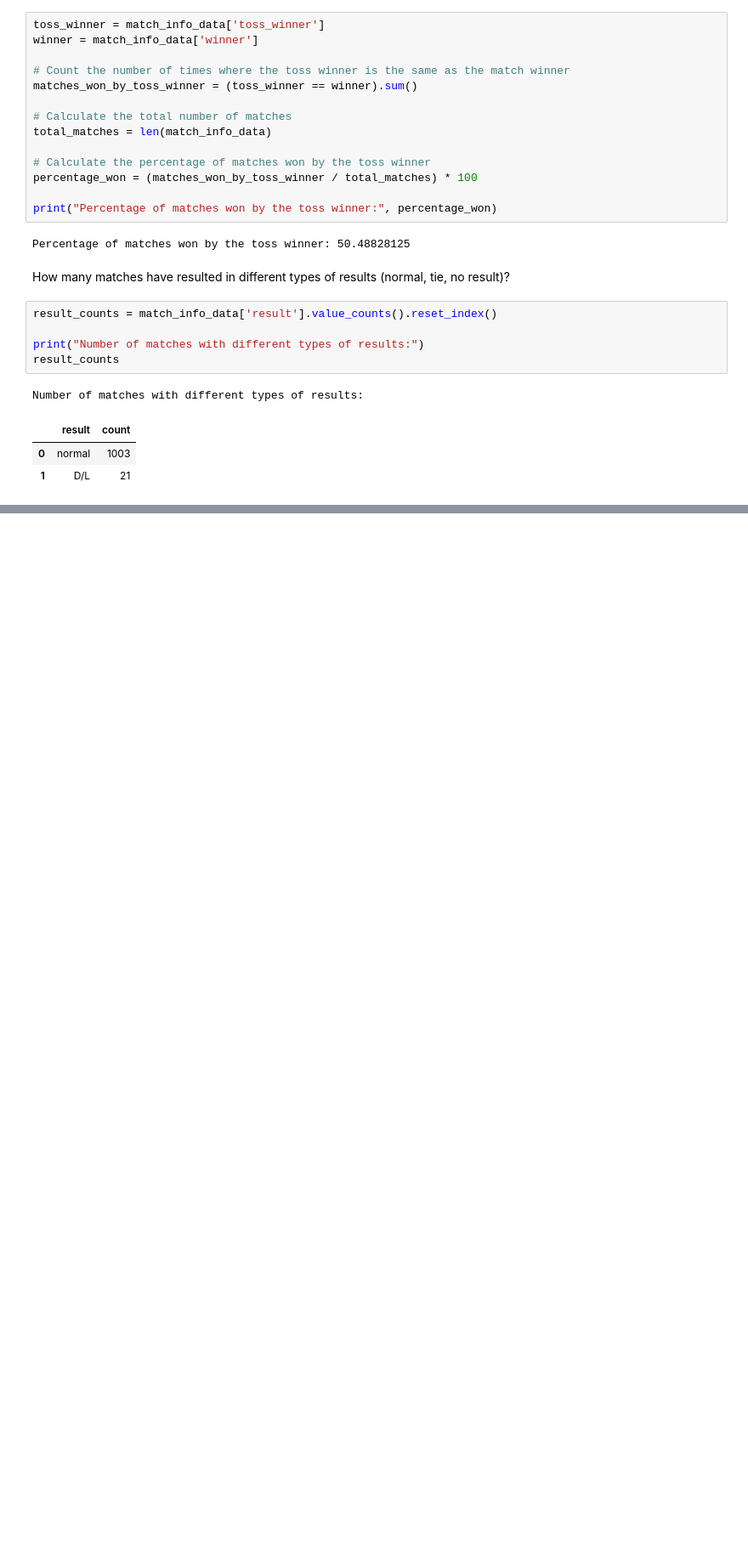
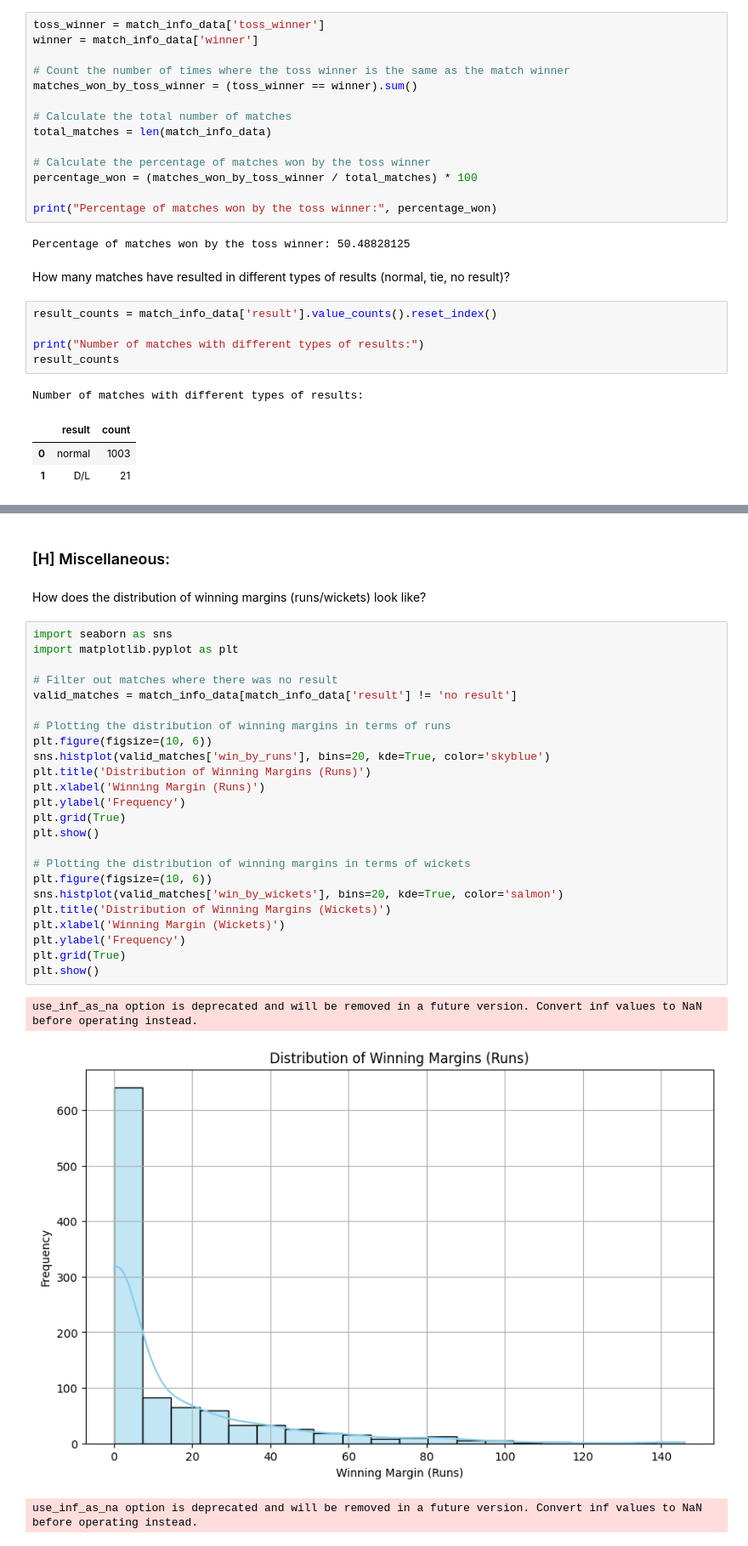
Before and after one commit to rahulbhoyar1995/Kaggle-Data-Analysis-Projects, a Jupyter notebook: ipl-men-cricket-2008-2023-data-analysis.ipynb, the cells around one changed output, grey strips where cells are left out. Shown: that part at 85% size. Cells and saved outputs as stored; diff of their text form; blank space fills up the shorter version.

```diff
--- a/ipl-men-cricket-2008-2023-data-analysis.ipynb
+++ b/ipl-men-cricket-2008-2023-data-analysis.ipynb
@@ -536,0 +677,32 @@ Number of matches with different types of results:
+# %% [markdown]
+### [H] Miscellaneous:
+# %% [markdown]
+How does the distribution of winning margins (runs/wickets) look like?
+# %%
+import seaborn as sns
+import matplotlib.pyplot as plt
+
+# Filter out matches where there was no result
+valid_matches = match_info_data[match_info_data['result'] != 'no result']
+
+# Plotting the distribution of winning margins in terms of runs
+plt.figure(figsize=(10, 6))
+sns.histplot(valid_matches['win_by_runs'], bins=20, kde=True, color='skyblue')
+plt.title('Distribution of Winning Margins (Runs)')
+plt.xlabel('Winning Margin (Runs)')
+plt.ylabel('Frequency')
+plt.grid(True)
+plt.show()
+
+# Plotting the distribution of winning margins in terms of wickets
+plt.figure(figsize=(10, 6))
+sns.histplot(valid_matches['win_by_wickets'], bins=20, kde=True, color='salmon')
+plt.title('Distribution of Winning Margins (Wickets)')
+plt.xlabel('Winning Margin (Wickets)')
+plt.ylabel('Frequency')
+plt.grid(True)
+plt.show()
+# %% [output]
+use_inf_as_na option is deprecated and will be removed in a future version. Convert inf values to NaN before operating instead.
+[figure, added]
+use_inf_as_na option is deprecated and will be removed in a future version. Convert inf values to NaN before operating instead.
```
Also changed, not shown: parts of 27 cells of this notebook.
